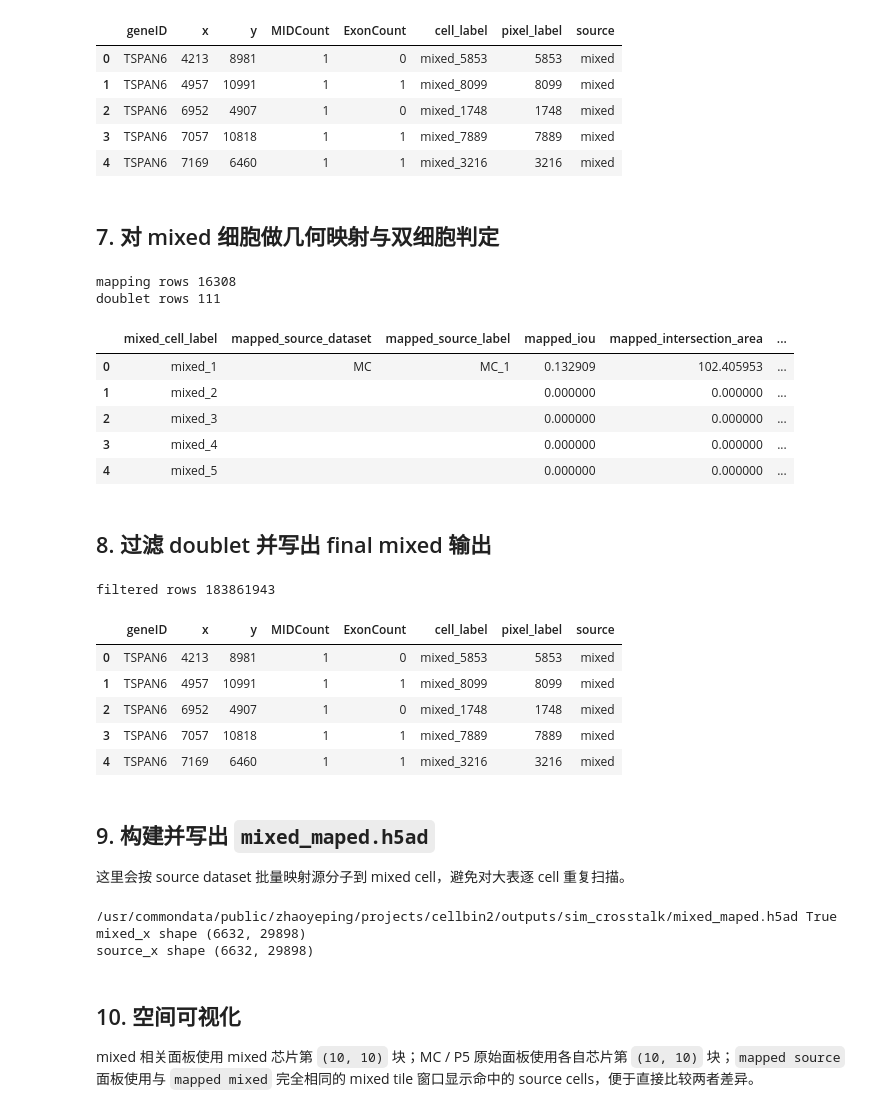
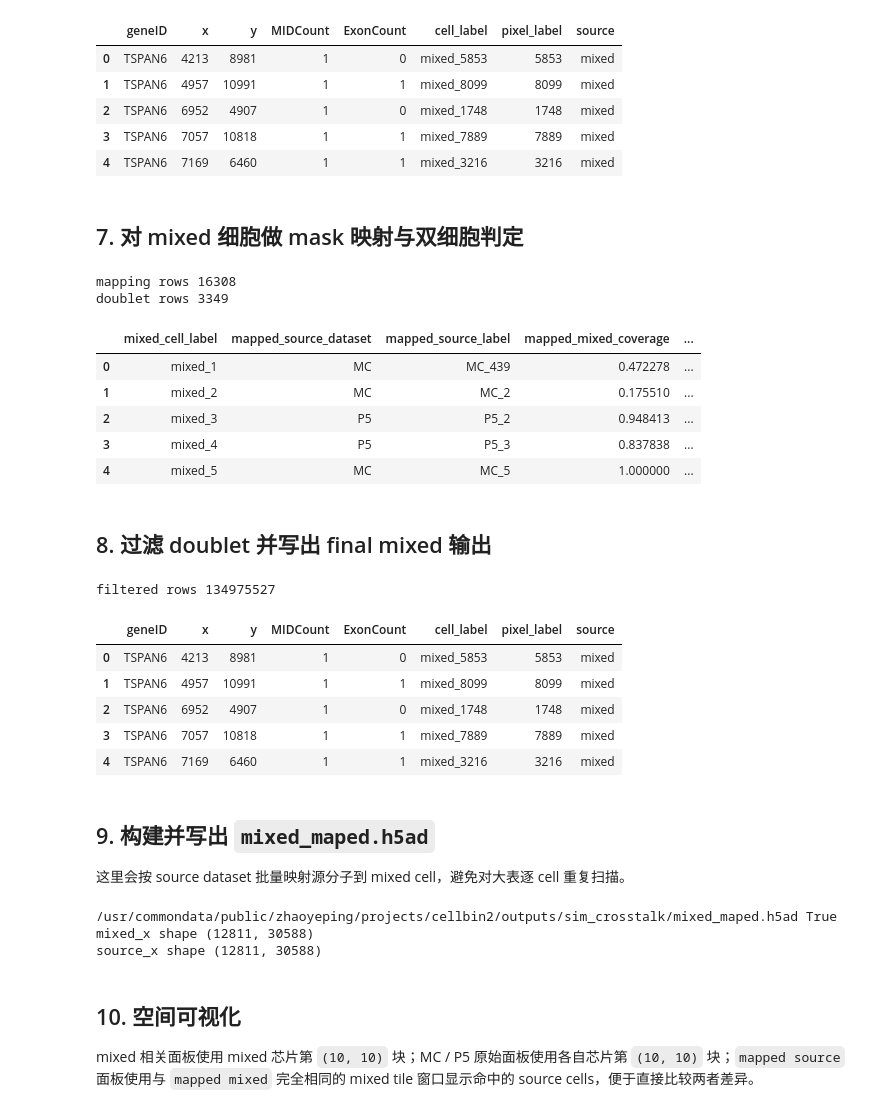
Before and after one commit to yepingzhao/cellbin2, a Jupyter notebook: sim_crosstalk.ipynb, the cells around one changed output. Saved outputs shown, nothing was run; the diff lists cells and outputs as text; code cells hidden in the pictures.

```diff
--- a/sim_crosstalk.ipynb
+++ b/sim_crosstalk.ipynb
@@ -32,7 +32,7 @@ cellbin2_template = (repo_root / "cellbin2/config/demos/Stereocell_analysis.json
 cellbin2_entry = (repo_root / "cellbin2/cellbin_pipeline.py").resolve()
 cellbin2_python = Path(sim_crosstalk.DEFAULT_CELLBIN2_PYTHON).resolve()
 chunk_size = 1_000_000
-iou_threshold = 0.1
+min_mixed_coverage = 0.1
 force_rerun = False
 
 configs_dir = (output_dir / "configs").resolve()
@@ -185,9 +185,9 @@ mc_labels = sim_crosstalk.load_final_cell_labels(Path(run_outputs["Y40178MC"]["c
 p5_labels = sim_crosstalk.load_final_cell_labels(Path(run_outputs["Y40178P5"]["cell_mask"]))
 mixed_labels = sim_crosstalk.load_final_cell_labels(Path(run_outputs["mixed"]["cell_mask"]))
 
-mc_cells = sim_crosstalk.extract_cell_polygons(mc_labels, "MC")
-p5_cells = sim_crosstalk.extract_cell_polygons(p5_labels, "P5")
-mixed_cells = sim_crosstalk.extract_cell_polygons(mixed_labels, "mixed")
+mc_cells = sim_crosstalk.extract_cell_metadata(mc_labels, "MC")
+p5_cells = sim_crosstalk.extract_cell_metadata(p5_labels, "P5")
+mixed_cells = sim_crosstalk.extract_cell_metadata(mixed_labels, "mixed")
 
 print("mc cells", len(mc_cells))
 print("p5 cells", len(p5_cells))
@@ -225,28 +225,31 @@ mixed molecule rows 185230506
 | 3 | TSPAN6 | 7057 | 10818 | 1 | 1 | mixed_7889 | 7889 | mixed |
 | 4 | TSPAN6 | 7169 | 6460 | 1 | 1 | mixed_3216 | 3216 | mixed |
 # %% [markdown]
-## 7. 对 mixed 细胞做几何映射与双细胞判定
+## 7. 对 mixed 细胞做 mask 映射与双细胞判定
 # %%
 candidates_df, mapping_df = sim_crosstalk.map_mixed_cells(
     mixed_cells=mixed_cells,
     mc_cells=mc_cells,
     p5_cells=p5_cells,
-    iou_threshold=iou_threshold,
+    mixed_labels=mixed_labels,
+    mc_labels=mc_labels,
+    p5_labels=p5_labels,
+    min_mixed_coverage=min_mixed_coverage,
 )
 
 doublet_df = mapping_df.loc[mapping_df["is_doublet"]].copy()
 print("mapping rows", len(mapping_df))
 print("doublet rows", len(doublet_df))
 mapping_df.head()
 # %% [output]
 mapping rows 16308
-doublet rows 111
+doublet rows 3349
-|  | mixed_cell_label | mapped_source_dataset | mapped_source_label | mapped_iou | mapped_intersection_area | ... |
-| 0 | mixed_1 | MC | MC_1 | 0.132909 | 102.405953 | ... |
-| 1 | mixed_2 |  |  | 0.000000 | 0.000000 | ... |
-| 2 | mixed_3 |  |  | 0.000000 | 0.000000 | ... |
-| 3 | mixed_4 |  |  | 0.000000 | 0.000000 | ... |
-| 4 | mixed_5 |  |  | 0.000000 | 0.000000 | ... |
+|  | mixed_cell_label | mapped_source_dataset | mapped_source_label | mapped_mixed_coverage | ... |
+| 0 | mixed_1 | MC | MC_439 | 0.472278 | ... |
+| 1 | mixed_2 | MC | MC_2 | 0.175510 | ... |
+| 2 | mixed_3 | P5 | P5_2 | 0.948413 | ... |
+| 3 | mixed_4 | P5 | P5_3 | 0.837838 | ... |
+| 4 | mixed_5 | MC | MC_5 | 1.000000 | ... |
 # %% [markdown]
 ## 8. 过滤 doublet 并写出 final mixed 输出
 # %%
@@ -260,7 +263,7 @@ sim_crosstalk.write_filtered_mixed_outputs(
 print("filtered rows", len(filtered_molecules))
 filtered_molecules.head()
 # %% [output]
-filtered rows 183861943
+filtered rows 134975527
 |  | geneID | x | y | MIDCount | ExonCount | cell_label | pixel_label | source |
 | 0 | TSPAN6 | 4213 | 8981 | 1 | 0 | mixed_5853 | 5853 | mixed |
 | 1 | TSPAN6 | 4957 | 10991 | 1 | 1 | mixed_8099 | 8099 | mixed |
@@ -292,8 +295,8 @@ print("mixed_x shape", mixed_x.shape)
 print("source_x shape", source_x.shape)
 # %% [output]
 /usr/commondata/public/zhaoyeping/projects/cellbin2/outputs/sim_crosstalk/mixed_maped.h5ad True
-mixed_x shape (6632, 29898)
-source_x shape (6632, 29898)
+mixed_x shape (12811, 30588)
+source_x shape (12811, 30588)
 # %% [markdown]
 ## 10. 空间可视化
 
```
Also changed, not shown: parts of 5 cells of this notebook, 2 other files.
